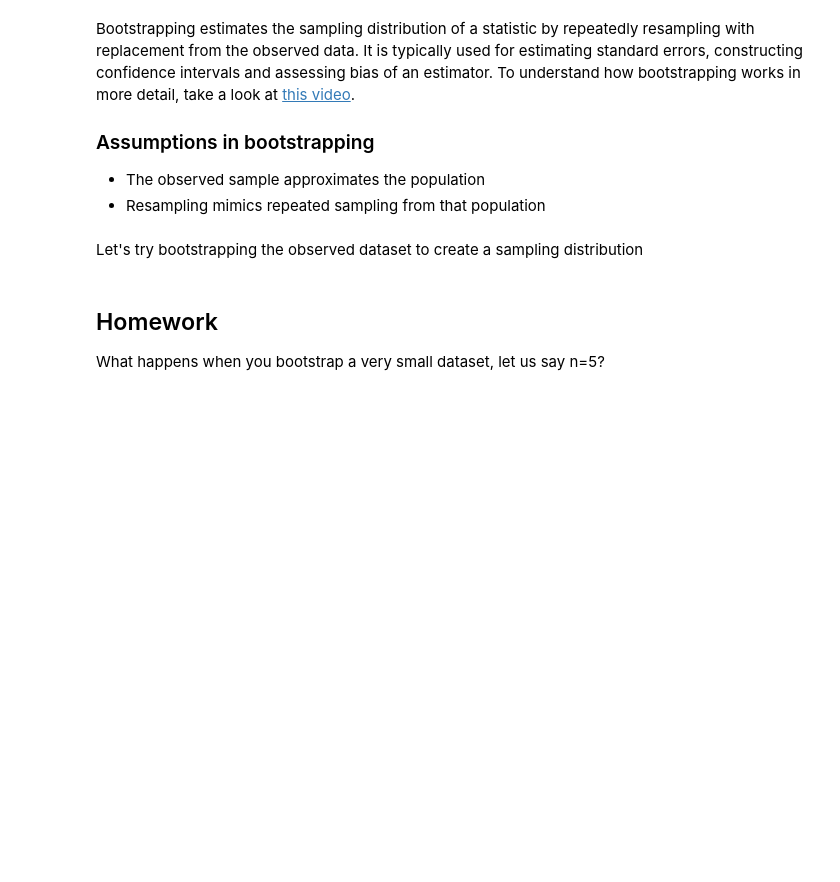
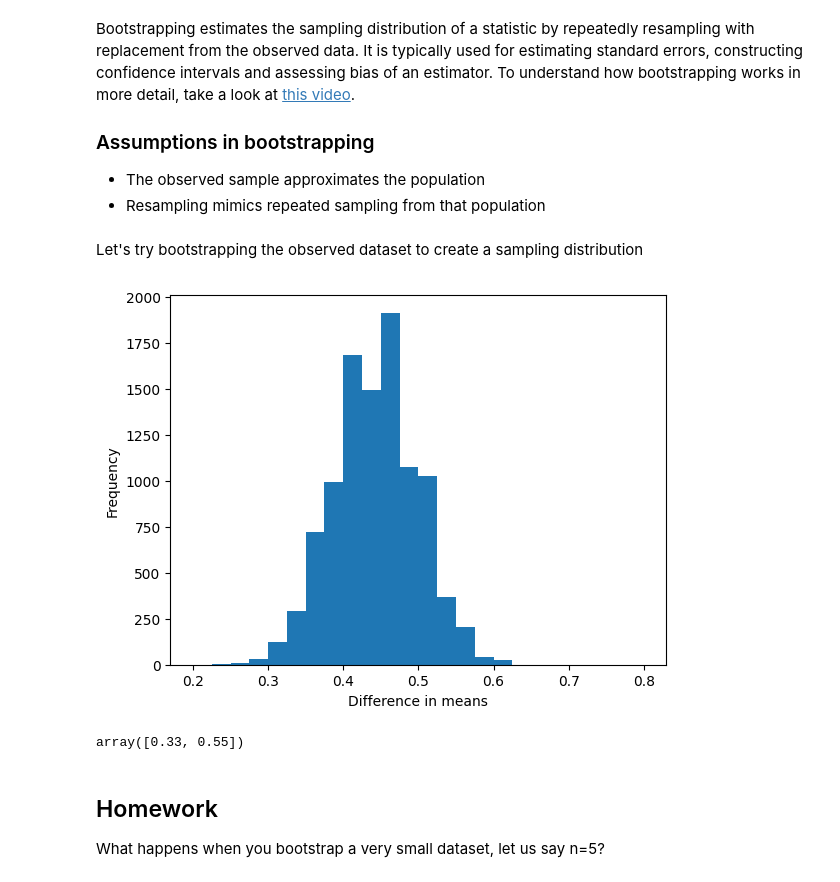
Before and after one commit to sj2609/Introduction-to-Computational-Statistics-and-Statistical-Learning, a Jupyter notebook: CSSL_03_bootstrapping_permutation_randomization_tests.ipynb, the cells around one changed output. Cells and saved outputs as stored; diff of their text form; code cells hidden in the pictures; blank space fills up the shorter version.

```diff
--- a/CSSL_03_bootstrapping_permutation_randomization_tests.ipynb
+++ b/CSSL_03_bootstrapping_permutation_randomization_tests.ipynb
@@ -45,24 +46,33 @@ Let's try bootstrapping the observed dataset to create a sampling distribution
 # %%
 # Step 1 - Decide on the number of times you wish to bootstrap and
 # create an array of that size to store the differences
 
 
 B=10000
 diff_in_means = np.zeros(B)
 
 # Step 2 - Create a loop to generate bootstrap samples for both control and
 # treatment. Also record the mean difference for each iteration
 
 for i in range(B):                        # or np.arange instead of range
   control_sample = np.random.choice(control, size=len(control), replace=True)
   treatment_sample = np.random.choice(treatment, size=len(treatment), replace=True)
   mean_diff =  treatment_sample.mean() - control_sample.mean()
   diff_in_means[i] = mean_diff
 
 # Step 3 - Plot the histogram of the mean differences
-
+fig ,  ax =  plt.subplots()
+ax.hist(diff_in_means, bins=np.arange(0.2, 0.8, 0.025))
+ax.set_xlabel("Difference in means of HbA1c from bootstrapping")
+ax.set_ylabel("Frequency")
+plt.show()
 
 # Step 4 - Estimate the 97% confidence interval
+
+np.percentile(diff_in_means, [2.5, 97.5])        # 95% confidence interval
+# %% [output]
+[figure, added]
+array([0.33, 0.55])
 # %% [markdown]
 ## Homework
 What happens when you bootstrap a very small dataset, let us say n=5?
```
Also changed, not shown: parts of 3 cells of this notebook.
